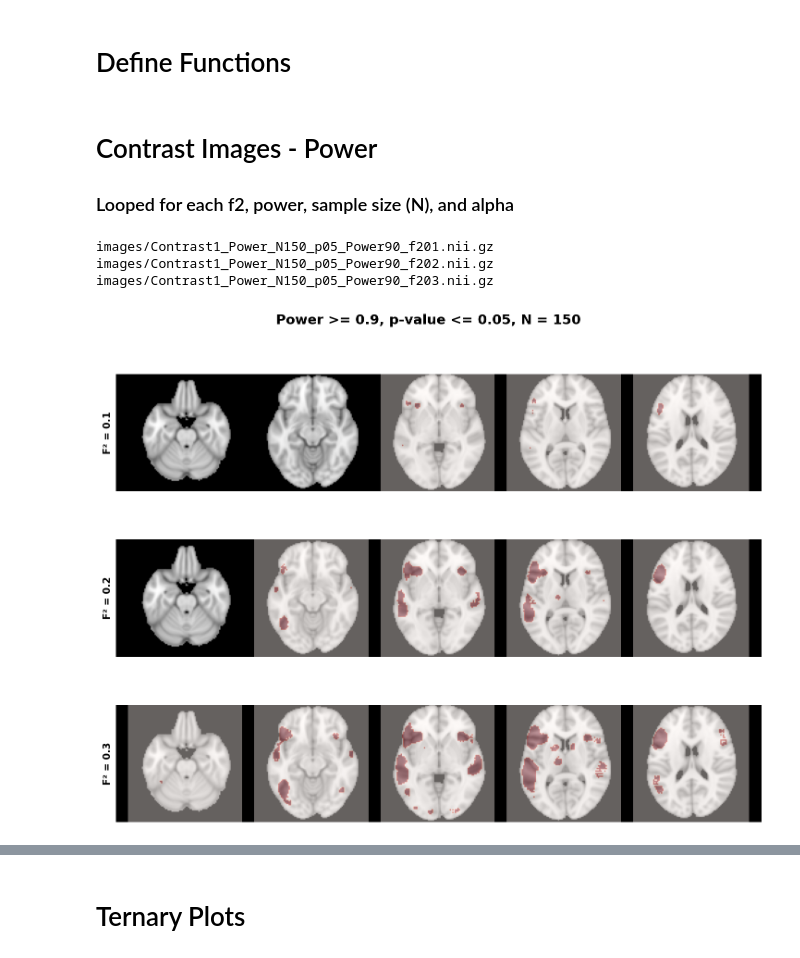
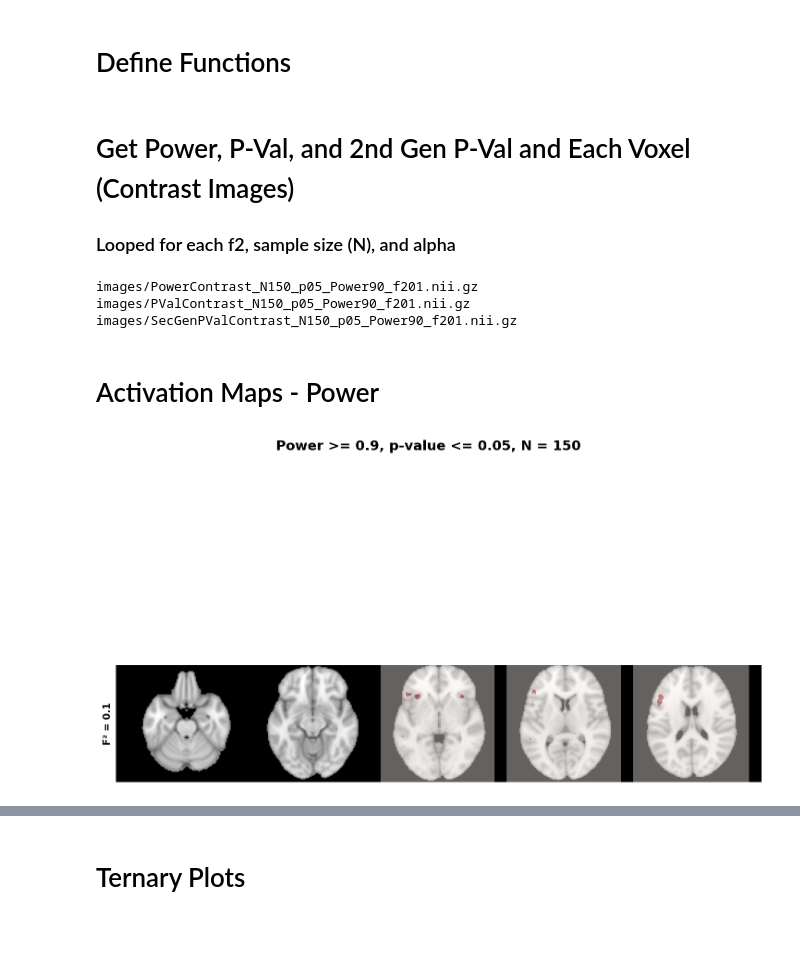
Before and after one commit to eplarocco/brain_science_for_ds, a Jupyter notebook: Power_PVal_2nd_Gen_PVal.ipynb, the cells around one changed output, grey strips where cells are left out. Drawn from its saved outputs; the diff is of its cells as text; code cells hidden in the pictures; blank space fills up the shorter version.

Commit message:
First attempt at putting all 3 values together for ternary plots - not going well

```diff
--- a/Power_PVal_2nd_Gen_PVal.ipynb
+++ b/Power_PVal_2nd_Gen_PVal.ipynb
@@ -71,6 +137,6 @@ def power_calcs2(df1, df2, cohens_f2, alpha):
 # %% [markdown]
-# Contrast Images - Power
-### Looped for each f2, power, sample size (N), and alpha
+# Get Power, P-Val, and 2nd Gen P-Val and Each Voxel (Contrast Images)
+### Looped for each f2, sample size (N), and alpha
 # %%
 # Load fMRI images
 MNIAtlas = load_nii('anatomical.nii.gz')
@@ -90,40 +156,60 @@ for a in f2:
     # Get image dimensions correctly
     XDIM, YDIM, ZDIM = Contrast_img.shape
     PowerImage = np.zeros((XDIM, YDIM, ZDIM))
+    PvalImage = np.zeros((XDIM, YDIM, ZDIM))
+    SecGenPvalImage = np.zeros((XDIM, YDIM, ZDIM))
 
-    # Power analysis
-    PowerThreshold = [0.90]#[0.80, 0.85, 0.90, 0.95]  # Needs to be decimal
+    for n in Ns:
+        for alpha in d:
+            for i in range(XDIM):
+                for j in range(YDIM):
+                    for k in range(ZDIM):
+                        if Contrast_Scaled[i, j, k] > 0:
+                            stat_power, stat_pval = power_calcs2(1, n, Contrast_Scaled[i, j, k], alpha, Contrast_img[i, j, k]) # only calculate power on non-0 values
+                            secgenpval = calculate_second_gen_p_value(Contrast_img[i, j, k], 0, Contrast_Scaled[i, j, k], n, alpha)
 
-    for p in PowerThreshold:
-        for n in Ns:
-            for alpha in d:
-                for i in range(XDIM):
-                    for j in range(YDIM):
-                        for k in range(ZDIM):
-                            if Contrast_Scaled[i, j, k] > 0:
-                                stat_power = power_calcs2(1, n, Contrast_Scaled[i, j, k], alpha) # only calculate power on non-0 values
-                                if stat_power >= p:
-                                    PowerImage[i, j, k] = stat_power #adjusts 3d matrix on values to only include power values that meet threshold (overwrites default zeros)
+                            # Power analysis
+                            PowerThreshold = 1 - a
+                            if stat_power >= PowerThreshold:
+                                PowerImage[i, j, k] = stat_power #adjusts 3d matrix on values to only include power values that meet threshold (overwrites default zeros)
+                            # Pval analysis
+                            if stat_pval <= alpha:
+                                PvalImage[i, j, k] = stat_pval
+                            # Second Gen Pval analysis
+                            if secgenpval <= 0.5:
+                                SecGenPvalImage[i, j, k] = secgenpval
 
-                # Format filename correctly
-                pvalue = str(alpha).replace('0.', '')
-                f2value = str(a).replace('0.', '0')
-                filename = f'images/Contrast1_Power_N{n}_p{pvalue}_Power{int(p * 100)}_f2{f2value}.nii.gz'
-                print(filename)
+            # Format filename correctly
+            pvalue = str(alpha).replace('0.', '')
+            f2value = str(a).replace('0.', '0')
 
-                # Save power image as a NIfTI file
-                PowerImage_nii = nib.Nifti1Image(PowerImage, Contrast.affine, Contrast.header)
-                nib.save(PowerImage_nii, filename)
+            # Save power image as a NIfTI file
+            power_filename = f'images/PowerContrast_N{n}_p{pvalue}_Power{int(PowerThreshold * 100)}_f2{f2value}.nii.gz'
+            print(power_filename)
+            PowerImage_nii = nib.Nifti1Image(PowerImage, Contrast.affine, Contrast.header)
+            nib.save(PowerImage_nii, power_filename)
+
+            # Save pval image as a NIfTI file
+            pval_filename = f'images/PValContrast_N{n}_p{pvalue}_Power{int(PowerThreshold * 100)}_f2{f2value}.nii.gz'
+            print(pval_filename)
+            PvalImage_nii = nib.Nifti1Image(PvalImage, Contrast.affine, Contrast.header)
+            nib.save(PvalImage_nii, pval_filename)
+
+            # Save second gen pval image as a NIfTI file
+            secgenpval_filename = f'images/SecGenPValContrast_N{n}_p{pvalue}_Power{int(PowerThreshold * 100)}_f2{f2value}.nii.gz'
+            print(secgenpval_filename)
+            SecGenPvalImage_nii = nib.Nifti1Image(SecGenPvalImage, Contrast.affine, Contrast.header)
+            nib.save(SecGenPvalImage_nii, secgenpval_filename)
 # %% [output]
-images/Contrast1_Power_N150_p05_Power90_f201.nii.gz
-images/Contrast1_Power_N150_p05_Power90_f202.nii.gz
-images/Contrast1_Power_N150_p05_Power90_f203.nii.gz
+images/PowerContrast_N150_p05_Power90_f201.nii.gz
+images/PValContrast_N150_p05_Power90_f201.nii.gz
+images/SecGenPValContrast_N150_p05_Power90_f201.nii.gz
+# %% [markdown]
+# Activation Maps - Power
 # %%
 # Define the activation files
 activation_files = [
-    'images/Contrast1_Power_N150_p05_Power90_f201.nii.gz',
-    'images/Contrast1_Power_N150_p05_Power90_f202.nii.gz',
-    'images/Contrast1_Power_N150_p05_Power90_f203.nii.gz'
+    'images/PowerContrast_N150_p05_Power90_f201.nii.gz'
 ]
 
 # Load the anatomical image
@@ -143,7 +229,7 @@ for row, activation_file in enumerate(activation_files):
     activation_data = activation.get_fdata()
 
     # Extract metadata from filename
-    match = re.search(r'images/Contrast1_Power_N(\d+)_p(\d+)_Power(\d+)_f2(\d+)', activation_file)
+    match = re.search(r'images/PowerContrast_N(\d+)_p(\d+)_Power(\d+)_f2(\d+)', activation_file)
     if match:
         f_value = float(match.group(4)) / 10
         n_value = match.group(1)
@@ -151,31 +237,31 @@ for row, activation_file in enumerate(activation_files):
         power_value = float(match.group(3)) / 100
         title_text = f"Power >= {power_value}, p-value <= {p_value}, N = {n_value}"
     else:
         f_value = None
 
     # Loop through slices
     for col, slice_idx in enumerate(slices_indices):
         slice_img = data[:, :, slice_idx]
         activation_img = activation_data[:, :, slice_idx]
 
         # Rotate images by 90 degrees
         rotated_slice = np.flip(rotate(slice_img, 90, reshape=False, mode='constant', cval=0), axis=1)
         rotated_activation = np.flip(rotate(activation_img, 90, reshape=False, mode='constant', cval=0), axis=1)
 
 
         ax = axes[row, col] if len(activation_files) > 1 else axes[col]
         ax.imshow(rotated_slice, cmap='gray')
         ax.imshow(np.ma.masked_where(rotated_activation == 0, rotated_activation), cmap='Reds', alpha=0.4)
         ax.set_xticks([])
         ax.set_yticks([])
         ax.set_frame_on(False)
 
         # Set y-axis titles
         if col == 0 and f_value is not None:
             ax.set_ylabel(f"F² = {f_value}", fontsize=10, fontweight='bold')
 
 fig.suptitle(title_text, fontsize=14, fontweight='bold', y=0.95)
 plt.subplots_adjust(wspace=-0.1, hspace=0.1)
 plt.show()
 # %% [output]
-[figure, old version]
+[figure, new version]
```
Also changed, not shown: parts of 26 cells of this notebook, 9 other files.
